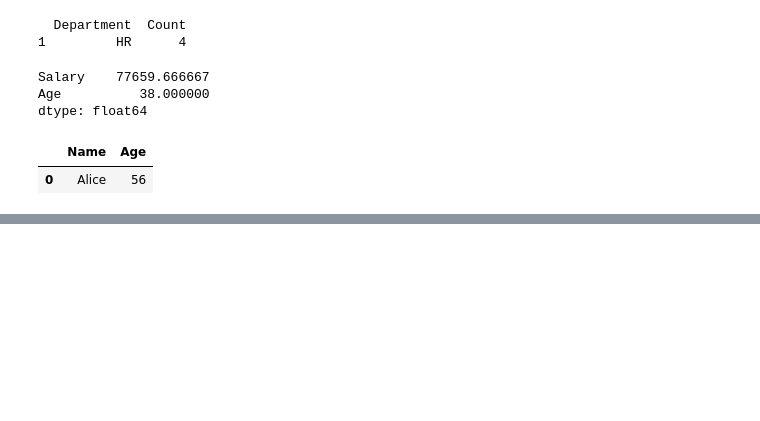
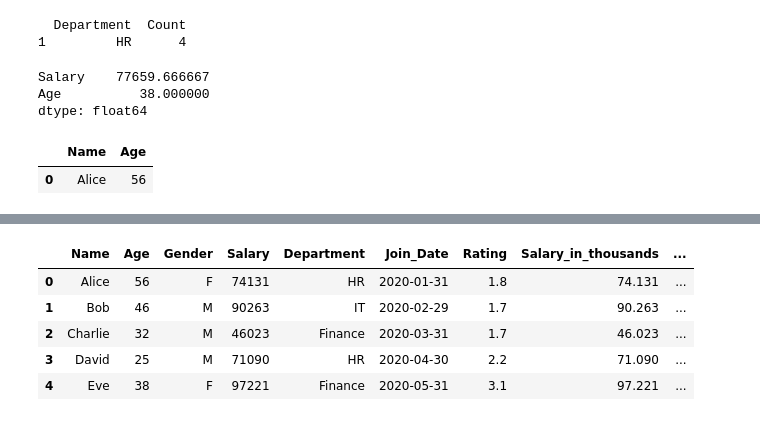
Before and after one commit to pm1905/PythonPractice, a Jupyter notebook: DataframePractice.ipynb, the cells around one changed output, grey strips where cells are left out. Saved outputs shown, nothing was run; the diff lists cells and outputs as text; code cells hidden in the pictures; blank space fills up the shorter version.

```diff
--- a/DataframePractice.ipynb
+++ b/DataframePractice.ipynb
@@ -206,0 +231,11 @@ df[(df['Name'].str.contains('A')) & (df['Age'] > 30)][['Name', 'Age']]
+# %%
+df['Experience_years'] = (pd.Timestamp.now() - df['Join_Date']).dt.days/365
+df['Experience_class'] = df['Experience_years'].apply(lambda x: 'Junior' if x<2 else 'Senior')
+df.head(5)
+# %% [output]
+|  | Name | Age | Gender | Salary | Department | Join_Date | Rating | Salary_in_thousands | ... |
+| 0 | Alice | 56 | F | 74131 | HR | 2020-01-31 | 1.8 | 74.131 | ... |
+| 1 | Bob | 46 | M | 90263 | IT | 2020-02-29 | 1.7 | 90.263 | ... |
+| 2 | Charlie | 32 | M | 46023 | Finance | 2020-03-31 | 1.7 | 46.023 | ... |
+| 3 | David | 25 | M | 71090 | HR | 2020-04-30 | 2.2 | 71.090 | ... |
+| 4 | Eve | 38 | F | 97221 | Finance | 2020-05-31 | 3.1 | 97.221 | ... |
```
Also changed, not shown: parts of 22 cells of this notebook.
